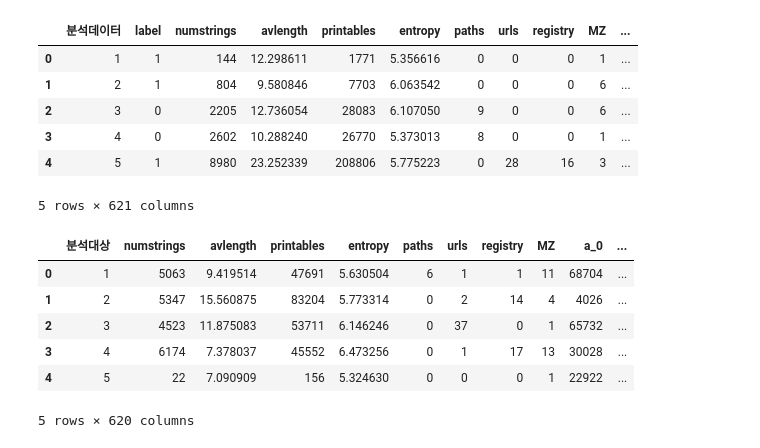
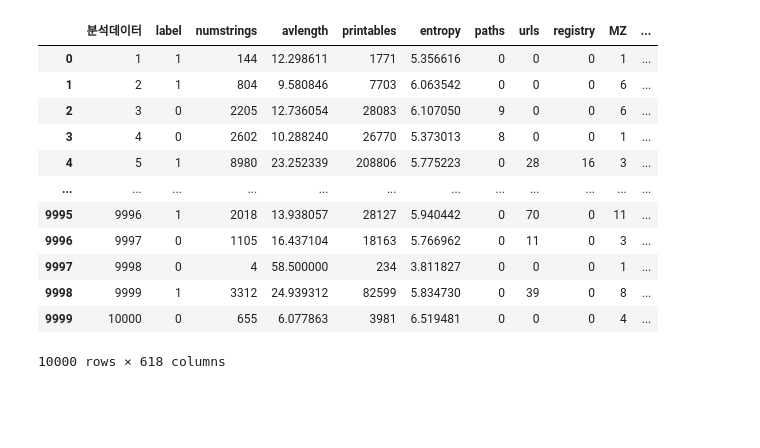
Before and after one commit to Hoseo-IELab/Hoseo_AI_Competition, a Jupyter notebook: Try_stackingEnsemble.ipynb, the cells around one changed output. Saved outputs shown, nothing was run; the diff lists cells and outputs as text; code cells hidden in the pictures; blank space fills up the shorter version.

```diff
--- a/Try_stackingEnsemble.ipynb
+++ b/Try_stackingEnsemble.ipynb
@@ -21,31 +24,19 @@ import optuna
 # %%
 train = pd.read_csv('preprocessed_train.csv', encoding='euc-kr')
 test = pd.read_csv('preprocessed_test.csv', encoding='euc-kr')
-# %%
-train['std'] = train.std(axis=1)
-train['min'] = train.min(axis=1)
-train['max'] = train.max(axis=1)
-
-test['std'] = test.std(axis=1)
-test['min'] = test.min(axis=1)
-test['max'] = test.max(axis=1)
 # %%
-train.head()
+train
 # %% [output]
 |  | 분석데이터 | label | numstrings | avlength | printables | entropy | paths | urls | registry | MZ | ... |
 | 0 | 1 | 1 | 144 | 12.298611 | 1771 | 5.356616 | 0 | 0 | 0 | 1 | ... |
 | 1 | 2 | 1 | 804 | 9.580846 | 7703 | 6.063542 | 0 | 0 | 0 | 6 | ... |
 | 2 | 3 | 0 | 2205 | 12.736054 | 28083 | 6.107050 | 9 | 0 | 0 | 6 | ... |
 | 3 | 4 | 0 | 2602 | 10.288240 | 26770 | 5.373013 | 8 | 0 | 0 | 1 | ... |
 | 4 | 5 | 1 | 8980 | 23.252339 | 208806 | 5.775223 | 0 | 28 | 16 | 3 | ... |
+| ... | ... | ... | ... | ... | ... | ... | ... | ... | ... | ... | ... |
+| 9995 | 9996 | 1 | 2018 | 13.938057 | 28127 | 5.940442 | 0 | 70 | 0 | 11 | ... |
+| 9996 | 9997 | 0 | 1105 | 16.437104 | 18163 | 5.766962 | 0 | 11 | 0 | 3 | ... |
+| 9997 | 9998 | 0 | 4 | 58.500000 | 234 | 3.811827 | 0 | 0 | 0 | 1 | ... |
+| 9998 | 9999 | 1 | 3312 | 24.939312 | 82599 | 5.834730 | 0 | 39 | 0 | 8 | ... |
+| 9999 | 10000 | 0 | 655 | 6.077863 | 3981 | 6.519481 | 0 | 0 | 0 | 4 | ... |
-5 rows × 621 columns
+10000 rows × 618 columns
-# %%
-test.head()
-# %% [output]
-|  | 분석대상 | numstrings | avlength | printables | entropy | paths | urls | registry | MZ | a_0 | ... |
-| 0 | 1 | 5063 | 9.419514 | 47691 | 5.630504 | 6 | 1 | 1 | 11 | 68704 | ... |
-| 1 | 2 | 5347 | 15.560875 | 83204 | 5.773314 | 0 | 2 | 14 | 4 | 4026 | ... |
-| 2 | 3 | 4523 | 11.875083 | 53711 | 6.146246 | 0 | 37 | 0 | 1 | 65732 | ... |
-| 3 | 4 | 6174 | 7.378037 | 45552 | 6.473256 | 0 | 1 | 17 | 13 | 30028 | ... |
-| 4 | 5 | 22 | 7.090909 | 156 | 5.324630 | 0 | 0 | 0 | 1 | 22922 | ... |
-5 rows × 620 columns
```
Also changed, not shown: parts of 30 cells of this notebook, 8 other files.
